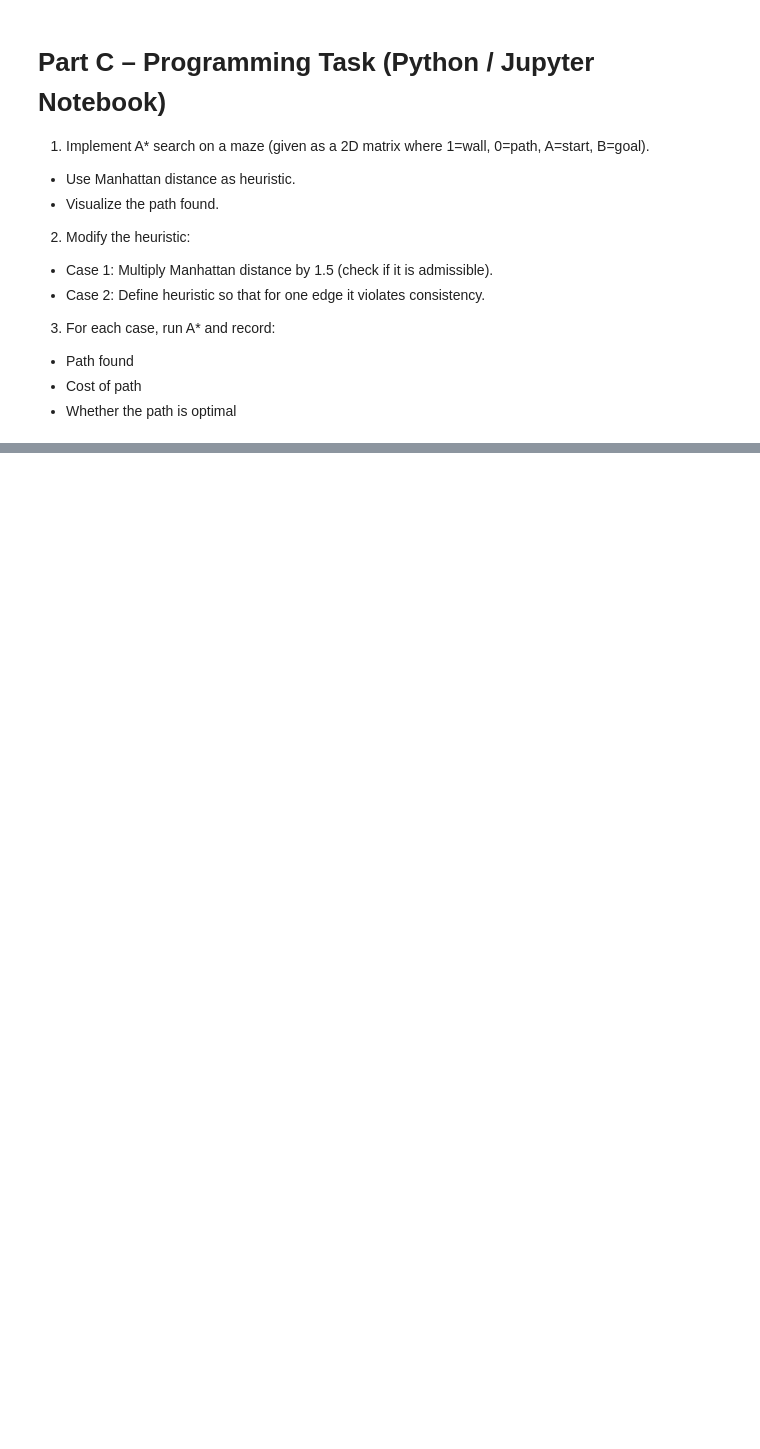
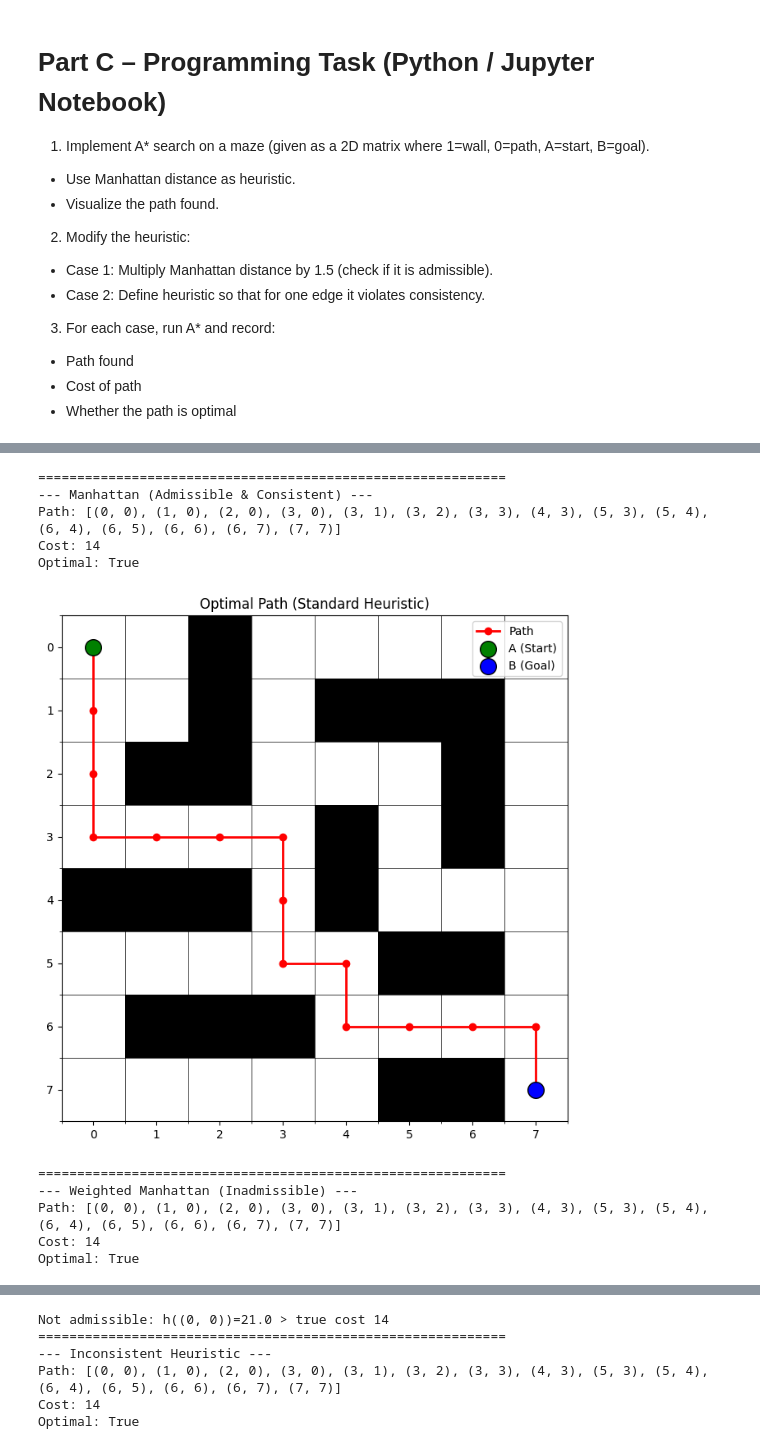
Before and after one commit to Disha-01-alt/AI-Course-2025, a Jupyter notebook: a_star_search.ipynb, the cells around one changed output, grey strips where cells are left out. Cells and saved outputs as stored; diff of their text form; code cells hidden in the pictures; blank space fills up the shorter version.

```diff
--- a/a_star_search.ipynb
+++ b/a_star_search.ipynb
@@ -298,0 +328,41 @@ Analysis: A* with an admissible but inconsistent heuristic is still guaranteed t
+# %%
+maze3 = [
+    ['A', 0,  1,  0, 0, 0, 0, 0],
+    [0,   0,  1,  0, 1, 1, 1, 0],
+    [0,   1,  1,  0, 0, 0, 1, 0],
+    [0,   0,  0,  0, 1, 0, 1, 0],
+    [1,   1,  1,  0, 1, 0, 0, 0],
+    [0,   0,  0,  0, 0, 1, 1, 0],
+    [0,   1,  1,  1, 0, 0, 0, 0],
+    [0,   0,  0,  0, 0, 1, 1,'B'],
+]
+
+
+solver = MazeSolver(maze3)
+# --- Part 1: Standard Manhattan ---
+print("="*60)
+path_1, cost_1, opt_1 = solver.run_experiment(solver.manhattan_heuristic, "Manhattan (Admissible & Consistent)")
+solver.visualize_path_with_plot(path_1, "Optimal Path (Standard Heuristic)")
+
+# --- Part 2, Case 1: Weighted Manhattan ---
+print("="*60)
+path_2, cost_2, opt_2 = solver.run_experiment(solver.weighted_manhattan_heuristic, "Weighted Manhattan (Inadmissible)")
+solver.visualize_path_with_plot(path_2, "Path with Weighted Heuristic")
+solver.check_admissibility(solver.weighted_manhattan_heuristic)
+
+# --- Part 2, Case 2: Inconsistent Heuristic ---
+print("="*60)
+path_3, cost_3, opt_3 = solver.run_experiment(solver.inconsistent_heuristic, "Inconsistent Heuristic")
+solver.visualize_path_with_plot(path_3, "Path with Inconsistent Heuristic")
+# %% [output]
+============================================================
+--- Manhattan (Admissible & Consistent) ---
+Path: [(0, 0), (1, 0), (2, 0), (3, 0), (3, 1), (3, 2), (3, 3), (4, 3), (5, 3), (5, 4), (6, 4), (6, 5), (6, 6), (6, 7), (7, 7)]
+Cost: 14
+Optimal: True
+[figure, added]
+============================================================
+--- Weighted Manhattan (Inadmissible) ---
+Path: [(0, 0), (1, 0), (2, 0), (3, 0), (3, 1), (3, 2), (3, 3), (4, 3), (5, 3), (5, 4), (6, 4), (6, 5), (6, 6), (6, 7), (7, 7)]
+Cost: 14
+Optimal: True
@@ -298,0 +370,6 @@ Analysis: A* with an admissible but inconsistent heuristic is still guaranteed t
+Not admissible: h((0, 0))=21.0 > true cost 14
+============================================================
+--- Inconsistent Heuristic ---
+Path: [(0, 0), (1, 0), (2, 0), (3, 0), (3, 1), (3, 2), (3, 3), (4, 3), (5, 3), (5, 4), (6, 4), (6, 5), (6, 6), (6, 7), (7, 7)]
+Cost: 14
+Optimal: True
```
Also changed, not shown: parts of 7 cells of this notebook.
